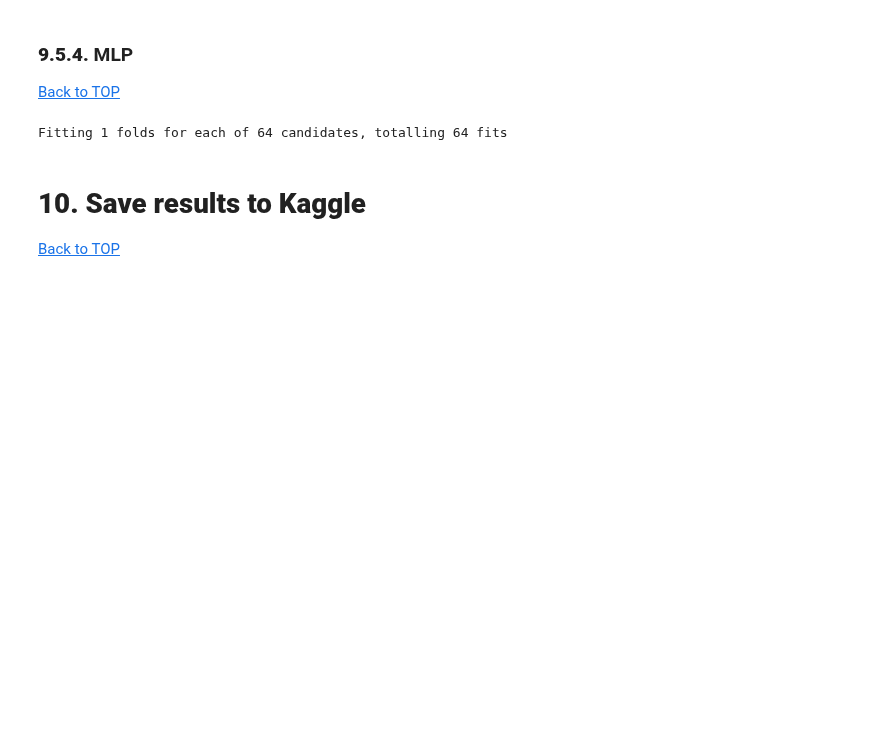
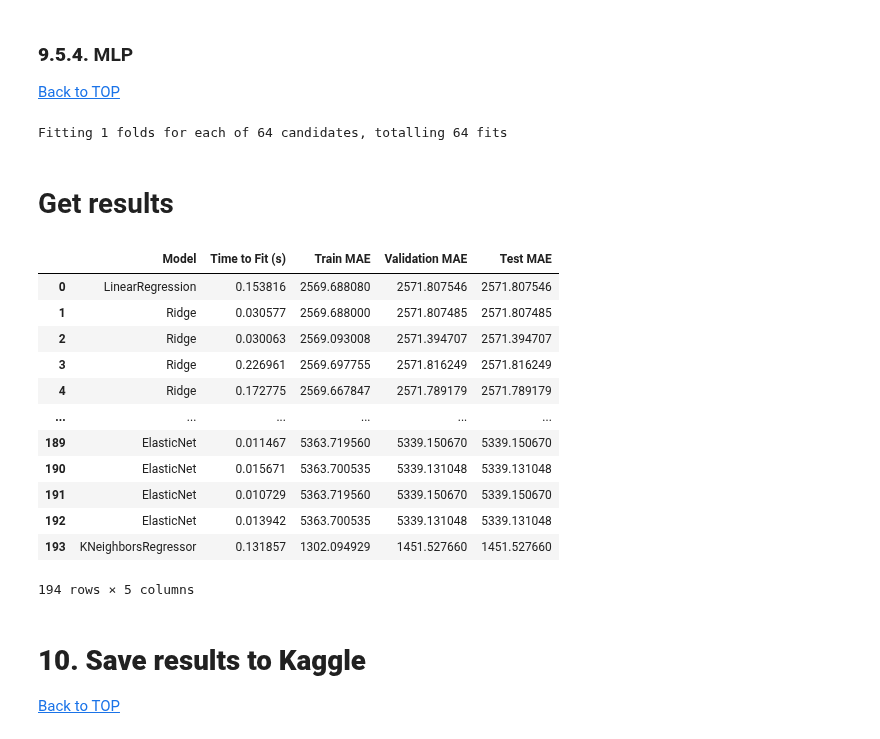
Before and after one commit to mariamiguel720/Machine-Learning-Project-25-26, a Jupyter notebook: ENTREGA FINAL/notebooks/Notebook_Compilado_Maria.ipynb, the cells around one changed output. Saved outputs shown, nothing was run; the diff lists cells and outputs as text; code cells hidden in the pictures; blank space fills up the shorter version.

```diff
--- a/ENTREGA FINAL/notebooks/Notebook_Compilado_Maria.ipynb
+++ b/ENTREGA FINAL/notebooks/Notebook_Compilado_Maria.ipynb
@@ -854,6 +845,10 @@ The function we defined performs this comparison by selecting the features that
 
 We assign the resulting set of selected features to a variable so that we can later use it to build our final modelling dataset, which will include only these chosen predictors.
 # %%
-comparison_feature_selection(X_train[fm_2], filter_cols, wrapped_cols, embedded_cols,
-                                                 feature_importance_cols, n_agreed=2, return_summary=True)[1]
+# Check number of selected features by different agreement levels
+for i in range(1, 5):
+    comparison_feature_selection(X_train[fm_2], filter_cols, wrapped_cols, embedded_cols,
+                                                 feature_importance_cols, n_agreed=i, return_summary=True)[1]
+    print('---' * 20)
+    print('' * 2)
 # %% [output]
@@ -880,9 +874,9 @@ Selected features: ['year', 'mileage', 'mpg', 'engineSize', 'is_recent_car', 'is
 # %%
-all_selected_features = comparison_feature_selection(X_train[fm_2], filter_cols, wrapped_cols, embedded_cols,
+selected_features = comparison_feature_selection(X_train[fm_2], filter_cols, wrapped_cols, embedded_cols,
                                                  feature_importance_cols, n_agreed=2)[0]
 
 # Define final datasets with selected features
-X_train_final = X_train[all_selected_features]
-X_val_final = X_val[all_selected_features]
-test_final = test[all_selected_features]
+X_train_final = X_train[selected_features]
+X_val_final = X_val[selected_features]
+test_final = test[selected_features]
 # %%
@@ -1136,7 +1122,7 @@ Best parameters: {'selection': 'cyclic', 'max_iter': 1000, 'alpha': 1}
 [Back to TOP](#TOP)
 </a>
 # %%
-model_lasso = ElasticNet(random_state=42)
+model_eln = ElasticNet(random_state=42)
 
 param_grid_eln = {
     "alpha": [0.01, 0.1, 1, 10, 100],
@@ -1146,7 +1132,7 @@ param_grid_eln = {
 }
 
 rsCV_eln = apply_randomized_search_cv(
-    model_lasso,
+    model_eln,
     param_grid_eln,
     iterations=150,
     scoring=scoring,
@@ -1195,7 +1181,7 @@ model_KNN = KNeighborsRegressor()
 # }
 
 param_grid_knn = {
-    "n_neighbors": [5],
+    "n_neighbors": [10],
     "p": [1],
     "metric": ["manhattan"],
     "algorithm": ["kd_tree"],
@@ -1559,6 +1540,24 @@ rsCV_bag_mlp = apply_randomized_search_cv(
 evaluate_model(rsCV_bag_mlp)
 # %% [output]
 Fitting 1 folds for each of 64 candidates, totalling 64 fits
+# %% [markdown]
+# Get results
+# %%
+get_results_dataframe([rsCV_lr, rsCV_ridge, rsCV_lasso, rsCV_eln, rsCV_knn])
+# %% [output]
+|  | Model | Time to Fit (s) | Train MAE | Validation MAE | Test MAE |
+| 0 | LinearRegression | 0.153816 | 2569.688080 | 2571.807546 | 2571.807546 |
+| 1 | Ridge | 0.030577 | 2569.688000 | 2571.807485 | 2571.807485 |
+| 2 | Ridge | 0.030063 | 2569.093008 | 2571.394707 | 2571.394707 |
+| 3 | Ridge | 0.226961 | 2569.697755 | 2571.816249 | 2571.816249 |
+| 4 | Ridge | 0.172775 | 2569.667847 | 2571.789179 | 2571.789179 |
+| ... | ... | ... | ... | ... | ... |
+| 189 | ElasticNet | 0.011467 | 5363.719560 | 5339.150670 | 5339.150670 |
+| 190 | ElasticNet | 0.015671 | 5363.700535 | 5339.131048 | 5339.131048 |
+| 191 | ElasticNet | 0.010729 | 5363.719560 | 5339.150670 | 5339.150670 |
+| 192 | ElasticNet | 0.013942 | 5363.700535 | 5339.131048 | 5339.131048 |
+| 193 | KNeighborsRegressor | 0.131857 | 1302.094929 | 1451.527660 | 1451.527660 |
+194 rows × 5 columns
 # %% [markdown]
 <a class="anchor" id="6">
 
```
Also changed, not shown: parts of 21 cells of this notebook, 2 other files.
